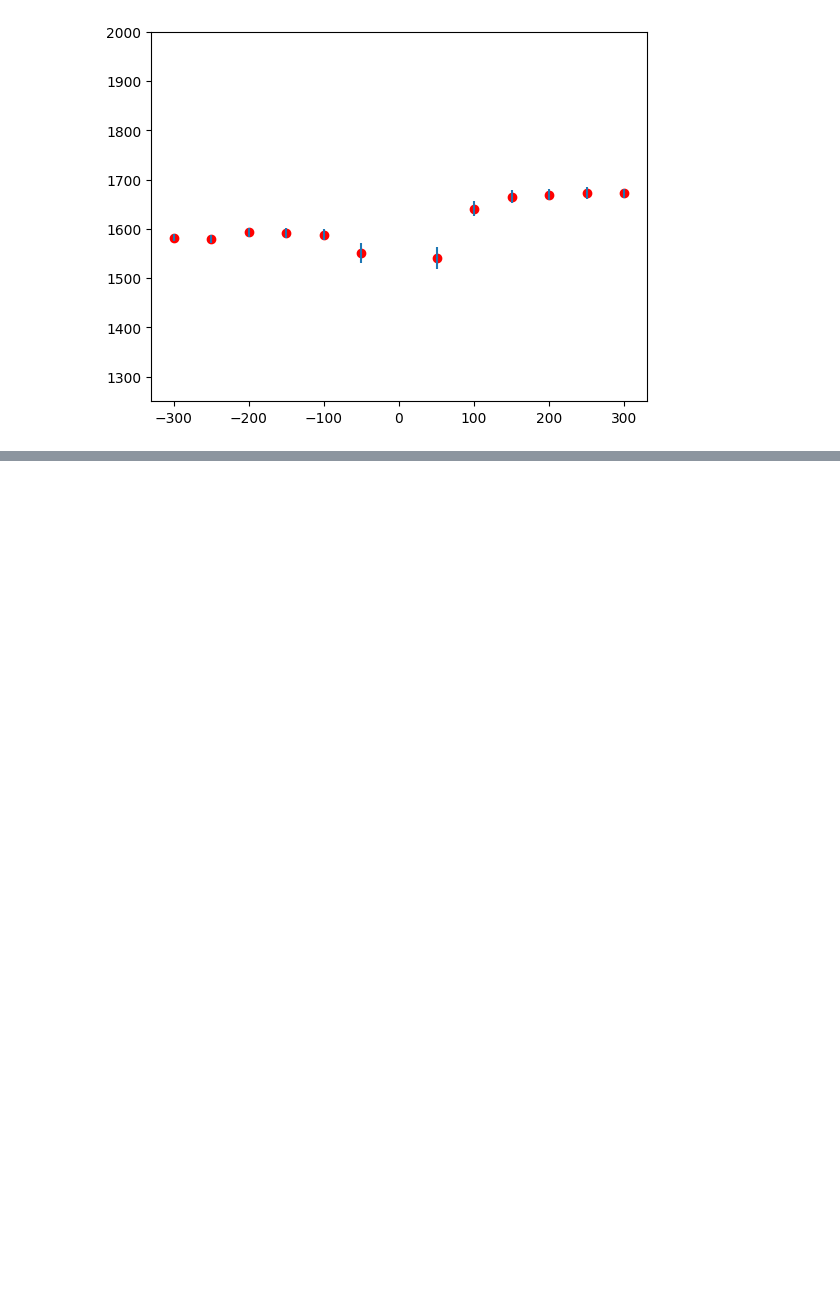
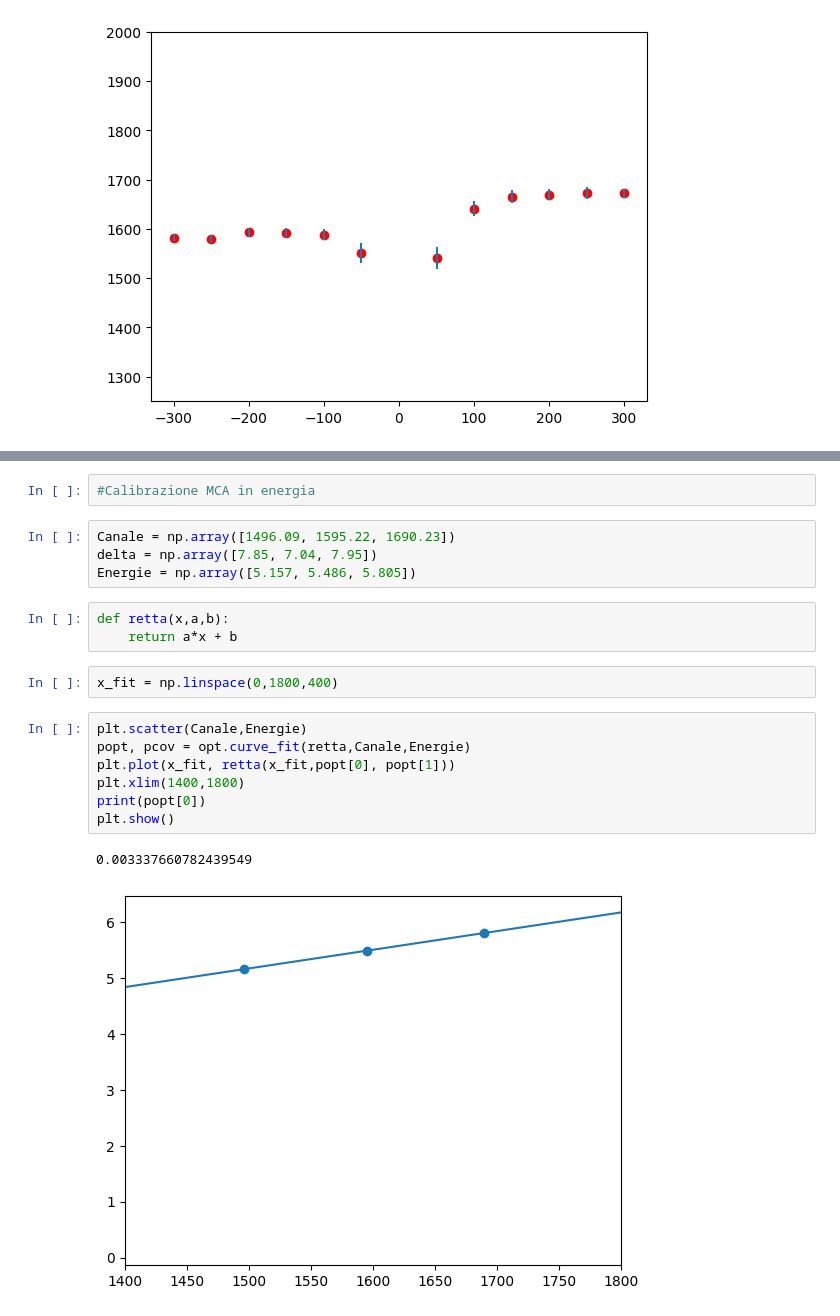
Before and after one commit to amberymoon/diamante, a Jupyter notebook: Diamante.ipynb, the cells around one changed output, grey strips where cells are left out. Drawn from its saved outputs; the diff is of its cells as text; blank space fills up the shorter version.

```diff
--- a/Diamante.ipynb
+++ b/Diamante.ipynb
@@ -23 +26,22 @@ plt.ylim(0,0.02)
 [figure]
+# %%
+#Calibrazione MCA in energia
+# %%
+Canale = np.array([1496.09, 1595.22, 1690.23])
+delta = np.array([7.85, 7.04, 7.95])
+Energie = np.array([5.157, 5.486, 5.805])
+# %%
+def retta(x,a,b):
+    return a*x + b
+# %%
+x_fit = np.linspace(0,1800,400)
+# %%
+plt.scatter(Canale,Energie)
+popt, pcov = opt.curve_fit(retta,Canale,Energie)
+plt.plot(x_fit, retta(x_fit,popt[0], popt[1]))
+plt.xlim(1400,1800)
+print(popt[0])
+plt.show()
+# %% [output]
+0.003337660782439549
+[figure, added]
```
Also changed, not shown: parts of 7 cells of this notebook.
